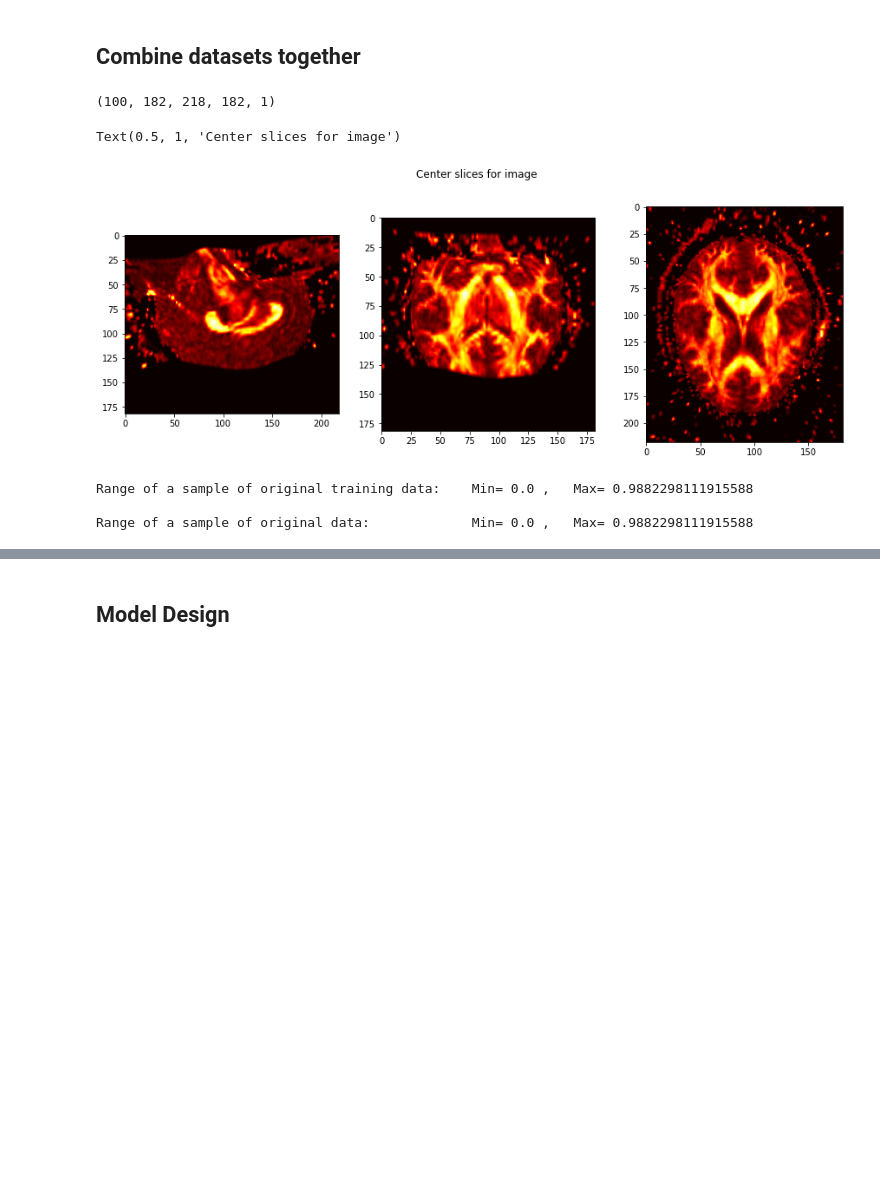
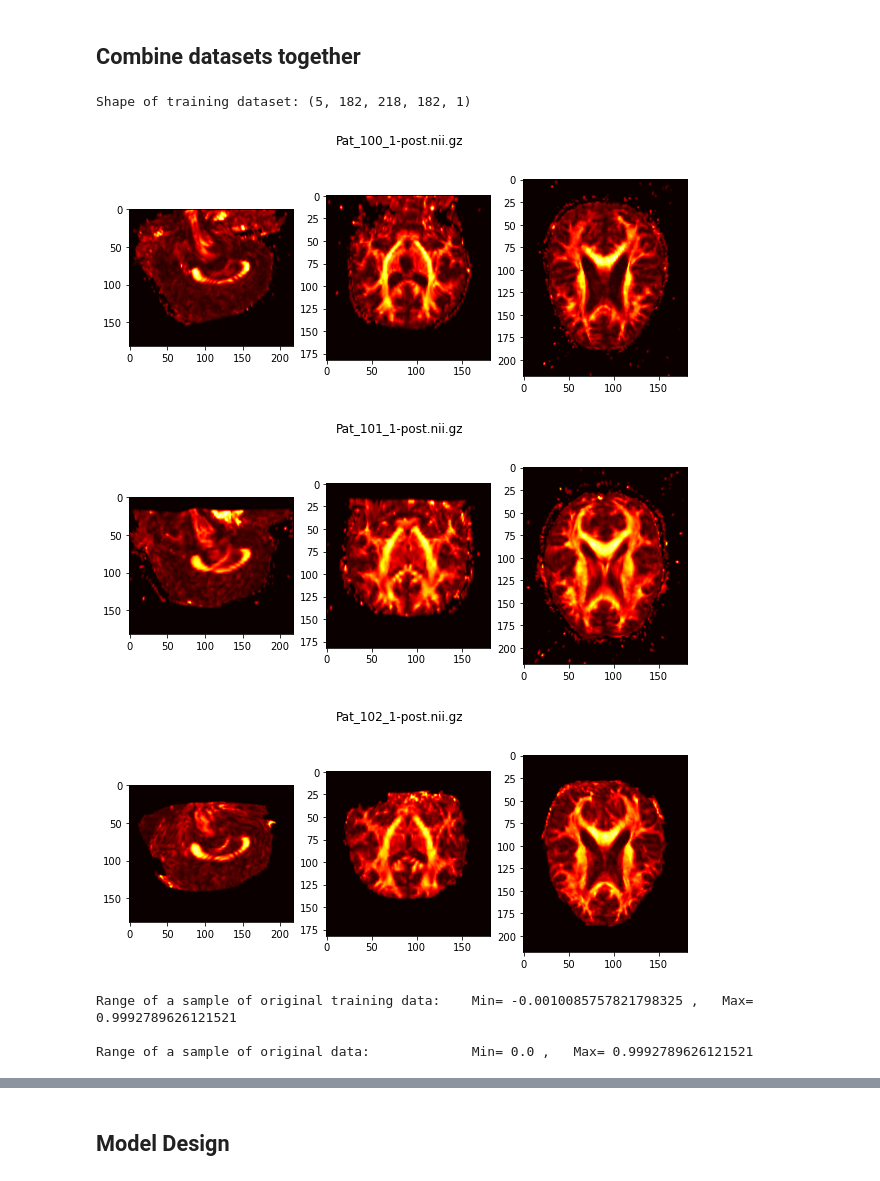
Before and after one commit to Hadi2468/DTI_Clustering, a Jupyter notebook: 3D_CAE.ipynb, the cells around one changed output, grey strips where cells are left out. Drawn from its saved outputs; the diff is of its cells as text; code cells hidden in the pictures; blank space fills up the shorter version.

Commit message:
CPU_based

```diff
--- a/3D_CAE.ipynb
+++ b/3D_CAE.ipynb
@@ -67,9 +93,13 @@ Pat_100_1-post.nii.gz   Pat_101_1-post.nii.gz   Pat_113_1-post.nii.gz   Pat_116_
 # %% [markdown]
 ## Combine datasets together
 # %%
-## Combine all train dateset together
+## Combine all Training dateset together
+
 data_combined = np.zeros((1, 182, 218, 182, 1))
-for sample in sample_train:
+
+sample_train = sample_train_subset            # To test in CPU based computer
+
+for sample in sample_train_subset:
 #     print(sample)
     img = nib.load(sample)
     img_np = np.asanyarray(img.dataobj)         # Convert data into Numpy array format
@@ -79,33 +109,39 @@ for sample in sample_train:
 data_combined = np.delete(data_combined, 0, axis=0)
 print("Shape of training dataset:", data_combined.shape)
 train_data = data_combined
-
-def show_slices(slices):
-    fig, axes = plt.subplots(1, len(slices), figsize=(15,5))
-    for i, slice in enumerate(slices):
-        axes[i].imshow(slice.T, cmap="hot", origin="upper") # hot, Greys, gray
-for m in range(data_combined.shape[0]):
-    slice_0 = data_combined[m, 91, :, :, 0]
-    slice_1 = data_combined[m, :, 109, :, 0]
-    slice_2 = data_combined[m, :, :, 91, 0]
-show_slices([slice_0, slice_1, slice_2])
-plt.suptitle("Center slices for image", x=0.5, y=1)
 # %% [output]
-(100, 182, 218, 182, 1)
+Shape of training dataset: (5, 182, 218, 182, 1)
-Text(0.5, 1, 'Center slices for image')
-[figure, removed]
+# %%
+## Showing one or all Training samples in three dimension (one middle slice per each dimension)
+
+def show_slices(slices):
+    fig, axes = plt.subplots(1, len(slices), figsize=(10,5))
+    for i, slice in enumerate(slices):
+        axes[i].imshow(slice.T, cmap="hot", origin="upper") # hot, Greys, gray
+for m in range(data_combined.shape[0]):
+    slice_0 = data_combined[m, 91, :, :, 0]
+    slice_1 = data_combined[m, :, 109, :, 0]
+    slice_2 = data_combined[m, :, :, 91, 0]
+    show_slices([slice_0, slice_1, slice_2])
+    plt.suptitle(sample_train[m], x=0.5, y=0.9)
+# %% [output]
+[figure, added]
+[figure, added]
+[figure, added]
 # %%
-## Rescale train_data into [0:1]
-print("Range of a sample of original training data:\tMin=", np.min(train_data[10, :, :, :, 0]), ",   Max=", np.max(train_data[10, :, :, :, 0]), "\n")
-# for m in range(data_combined.shape[0]):
-#     for x in range(data_combined.shape[1]):
-#         for y in range(data_combined.shape[2]):
-#             for z in range(data_combined.shape[3]):
-#                 if data_combined[m,x,y,z] <= 0: data_combined[m,x,y,z] = 0
-#                 if data_combined[m,x,y,z] > 1: data_combined[m,x,y,z] = 1
-print("Range of a sample of original data:\t\tMin=", np.min(train_data[10, :, :, :, 0]), ",   Max=", np.max(train_data[10, :, :, :, 0]), "\n")
+## Rescale Training dataset into [0:1]
+
+sample_spec = 2      # A specific sample to show the min and max of that
+print("Range of a sample of original training data:\tMin=", np.min(train_data[sample_spec, :, :, :, 0]), ",   Max=", np.max(train_data[sample_spec, :, :, :, 0]), "\n")
+for m in range(train_data.shape[0]):
+    for x in range(train_data.shape[1]):
+        for y in range(train_data.shape[2]):
+            for z in range(train_data.shape[3]):
+                if train_data[m,x,y,z] <= 0: train_data[m,x,y,z] = 0
+                if train_data[m,x,y,z] > 1: train_data[m,x,y,z] = 1
+print("Range of a sample of original data:\t\tMin=", np.min(train_data[sample_spec, :, :, :, 0]), ",   Max=", np.max(train_data[sample_spec, :, :, :, 0]), "\n")
 # %% [output]
-Range of a sample of original training data:    Min= 0.0 ,   Max= 0.9882298111915588
+Range of a sample of original training data:    Min= -0.0010085757821798325 ,   Max= 0.9992789626121521
 
-Range of a sample of original data:             Min= 0.0 ,   Max= 0.9882298111915588
+Range of a sample of original data:             Min= 0.0 ,   Max= 0.9992789626121521
 # %%
```
Also changed, not shown: parts of 12 cells of this notebook, 10 other files.
